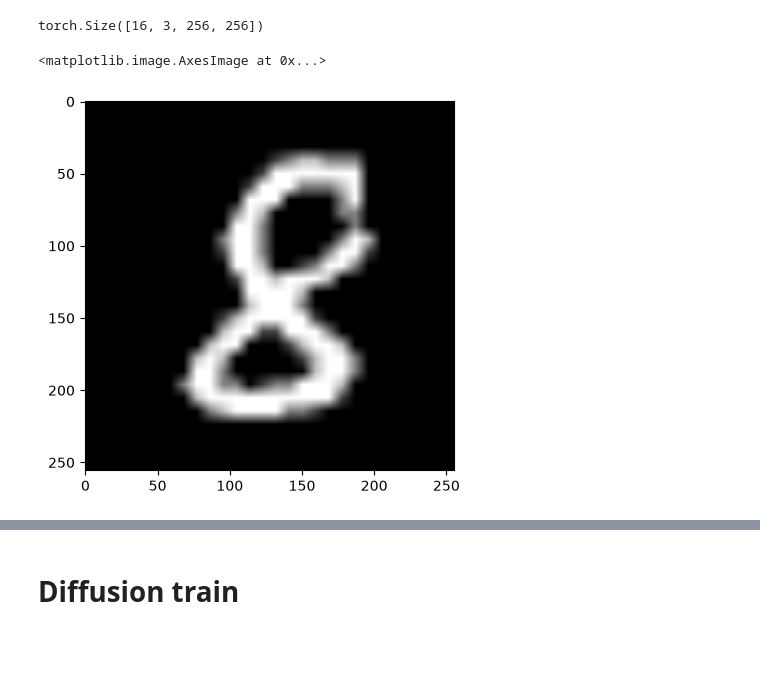
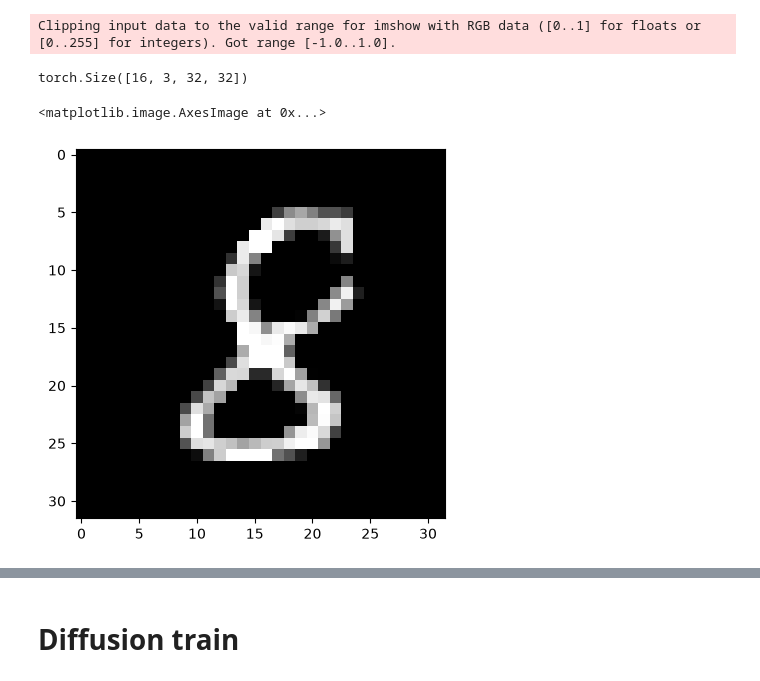
Before and after one commit to dominikstipic/DDM_Lurssen, a Jupyter notebook: lurssen.ipynb, the cells around one changed output, grey strips where cells are left out. Saved outputs shown, nothing was run; the diff lists cells and outputs as text; code cells hidden in the pictures; blank space fills up the shorter version.

```diff
--- a/lurssen.ipynb
+++ b/lurssen.ipynb
@@ -5,47 +5,47 @@ import matplotlib.pyplot as plt
 import torch
 
 def cuda_memory():
     if torch.cuda.is_available():
         device = torch.cuda.current_device()
         props = torch.cuda.get_device_properties(device)
 
         total = props.total_memory
         allocated = torch.cuda.memory_allocated(device)
         reserved = torch.cuda.memory_reserved(device)
 
         print(f"GPU: {props.name}")
         print(f"Total GPU memory:     {total / 1024**3:.2f} GB")
         print(f"Allocated by PyTorch: {allocated / 1024**3:.2f} GB")
         print(f"Reserved by PyTorch:  {reserved / 1024**3:.2f} GB")
         print(f"Free within PyTorch:  {(reserved - allocated) / 1024**3:.2f} GB")
     else:
         print("CUDA is not available.")
     return
 
-def get_dataloader(batch_size):
+def get_dataloaders(batch_size):
     transform = transforms.Compose([
-        transforms.Resize((256, 256), interpolation=transforms.InterpolationMode.BILINEAR),
-        transforms.ToTensor(),                           # Shape: (1, 256, 256)
-        transforms.Lambda(lambda x: x.repeat(3, 1, 1))   # Shape: (3, 256, 256)
+        transforms.Resize((32, 32)),                   # Optional: scale up slightly from 28x28
+        transforms.Grayscale(num_output_channels=3), # Convert 1-channel MNIST to 3-channel RGB for KID
+        transforms.ToTensor(),
+        transforms.Normalize(mean=[0.5, 0.5, 0.5], std=[0.5, 0.5, 0.5]) # Scales [0, 1] to [-1, 1]
     ])
-
     seed = 42
-
     generator = torch.Generator()
     generator.manual_seed(seed)
-    dataset = datasets.MNIST(root="data", train=True, download=True, transform=transform)
-    dataloader = DataLoader(dataset, batch_size=batch_size, shuffle=True, generator=generator)
-    return dataloader
+    train_dataset = datasets.MNIST(root="data", train=True, download=True, transform=transform)
+    train_dataloader = DataLoader(train_dataset, batch_size=batch_size, shuffle=True, generator=generator)
+    return train_dataloader
 
-dataloader = get_dataloader(batch_size=16)
-img, _ = next(iter(dataloader))
+train_dataloader = get_dataloaders(batch_size=16)
+img, _ = next(iter(train_dataloader))
 print(img.shape)  # Output: torch.Size([3, 256, 256])
 
 plt.imshow(img[0].permute(1,2,0))
 # %% [output]
-torch.Size([16, 3, 256, 256])
+Clipping input data to the valid range for imshow with RGB data ([0..1] for floats or [0..255] for integers). Got range [-1.0..1.0].
-<matplotlib.image.AxesImage at 0x...>
+torch.Size([16, 3, 32, 32])
+<matplotlib.image.AxesImage at 0x...>
-[figure, old version]
+[figure, new version]
 # %%
 cuda_memory()
 # %% [output]
```
Also changed, not shown: parts of 15 cells of this notebook.
